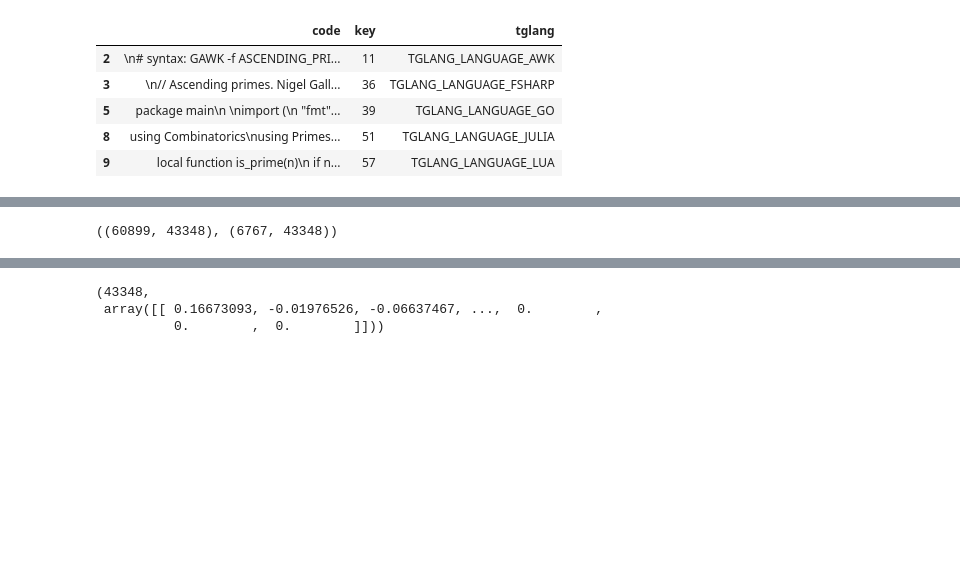
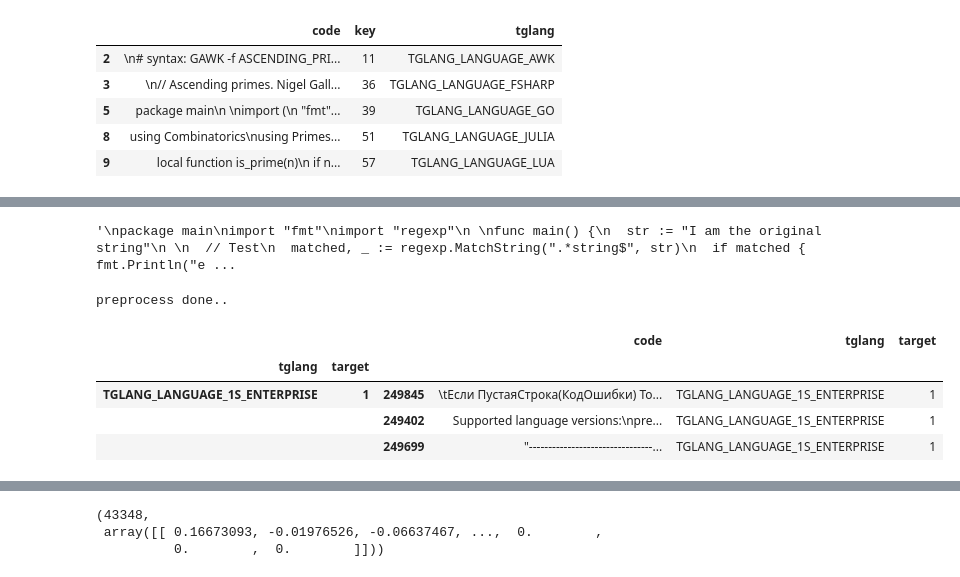
Before and after one commit to fedorovplaton/telegram-ML-Competition-2023, a Jupyter notebook: log_reg.ipynb, the cells around one changed output, grey strips where cells are left out. Drawn from its saved outputs; the diff is of its cells as text; code cells hidden in the pictures; blank space fills up the shorter version.

```diff
--- a/log_reg.ipynb
+++ b/log_reg.ipynb
@@ -62,0 +157,28 @@ small_data["code"] = small_data["code"].map(lambda x: x[:4096])
+# %%
+import re
+
+example = """
+package main
+import "fmt"
+import "regexp"
+
+func main() {
+  str := "I am the original string"
+
+  // Test
+  matched, _ := regexp.MatchString(".*string$", str)
+  if matched { fmt.Println("ends with 'string'") }
+
+  // Substitute
+  pattern := regexp.MustCompile("original")
+  result := pattern.ReplaceAllString(str, "modified")
+  fmt.Println(result)
+}
+"""
+
+"".join(re.split(
+    r"""(\b[A-Za-z_]\w*\b|[!\#\$%\&\*\+:\-\./<=>\?@\\\^_\|\~]+|[ \t\(\),;\{\}\[\]`"'])""",
+    example
+))
+# %% [output]
+'\npackage main\nimport "fmt"\nimport "regexp"\n \nfunc main() {\n  str := "I am the original string"\n \n  // Test\n  matched, _ := regexp.MatchString(".*string$", str)\n  if matched { fmt.Println("e ...
@@ -63,20 +207,24 @@ small_data["code"] = small_data["code"].map(lambda x: x[:4096])
 # %%
-from sklearn.feature_extraction.text import TfidfVectorizer
+token_pattern = r"""(\b[A-Za-z_]\w*\b|[!\#\$%\&\*\+:\-\./<=>\?@\\\^_\|\~]+|[ \t\(\),;\{\}\[\]`"'])"""
 
-tfidf = TfidfVectorizer(
-    min_df=5,
-    max_features=100000
-)
+def preprocess(x):
+    return pd.Series(x).replace(r'\b([A-Za-z])\1+\b', '', regex=True)\
+        .replace(r'\b[A-Za-z]\b', '', regex=True)
 
-X_train, X_test, y_train, y_test = train_test_split(
-    small_data["code"],
-    small_data["key"], test_size=0.10, random_state=137)
+def preprocess_2(x):
+    return pd.Series(x).apply(
+        lambda x: "".join(
+            re.split(
+                r"""(\b[A-Za-z_]\w*\b|[!\#\$%\&\*\+:\-\./<=>\?@\\\^_\|\~]+|[ \t\(\),;\{\}\[\]`"'])""",
+                x
+            )
+        )
+    )
 
-tfidf = tfidf.fit(X_train)
-
-X_train = tfidf.transform(X_train)
-X_test  = tfidf.transform(X_test)
-
-X_train.shape, X_test.shape
+snippets_processed = snippets_smapled.copy()
+snippets_processed["code"] = preprocess(snippets_processed["code"])
+print("preprocess done..")
+# snippets_processed["code"] = preprocess_2(snippets_processed["code"])
+# print("preprocess preprocess_2..")
 # %% [output]
-((60899, 43348), (6767, 43348))
+preprocess done..
@@ -104,0 +231,8 @@ def print_metrics_report(clf,y_test,y_pred):
+# %%
+snippets_processed.head(3)
+# %% [output]
+|  |  |  | code | tglang | target |
+| tglang | target |  |  |  |  |
+| TGLANG_LANGUAGE_1S_ENTERPRISE | 1 | 249845 | \tЕсли ПустаяСтрока(КодОшибки) То... | TGLANG_LANGUAGE_1S_ENTERPRISE | 1 |
+|  |  | 249402 | Supported language versions:\npre... | TGLANG_LANGUAGE_1S_ENTERPRISE | 1 |
+|  |  | 249699 | "--------------------------------... | TGLANG_LANGUAGE_1S_ENTERPRISE | 1 |
```
Also changed, not shown: parts of 22 cells of this notebook, 2 other files.
